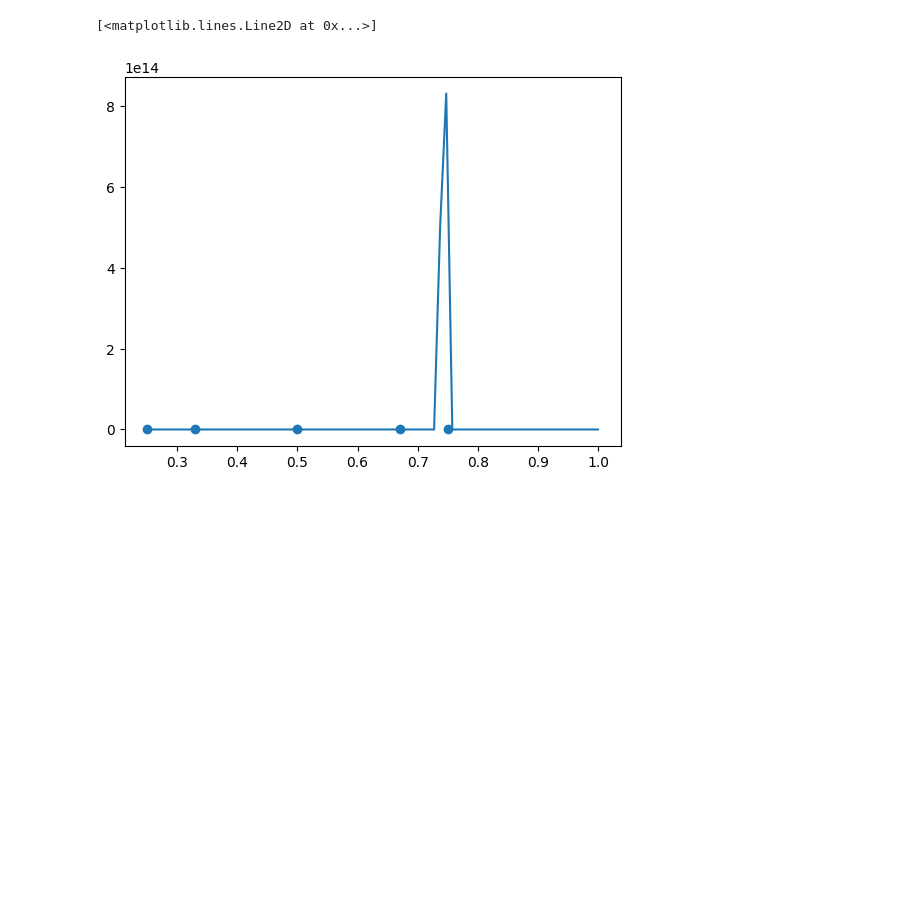
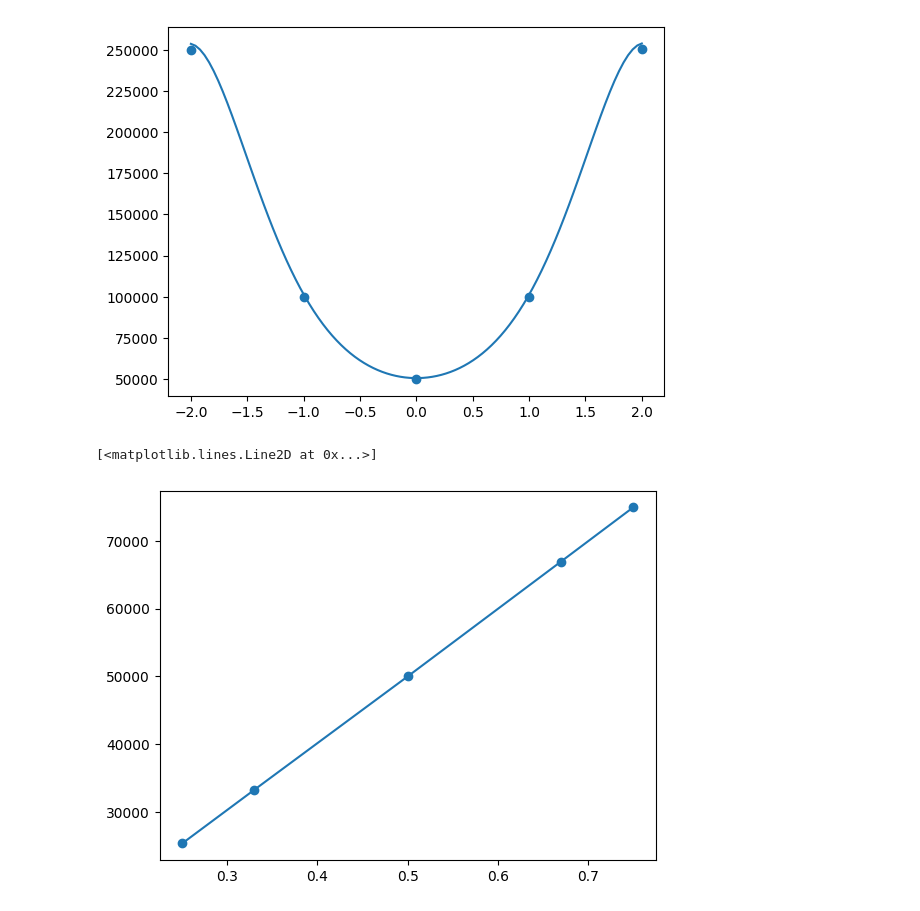
Before and after one commit to ojanik/FlowStorm, a Jupyter notebook: examples/discrete_norm_example.ipynb, the cells around one changed output. Cells and saved outputs as stored; diff of their text form; code cells hidden in the pictures; blank space fills up the shorter version.

```diff
--- a/examples/discrete_norm_example.ipynb
+++ b/examples/discrete_norm_example.ipynb
@@ -47,0 +59,4 @@ oba = jnp.array(off_baseline_ps)[:,None]
+# %%
+alphas = [[p,baseline_mu] for p in off_baseline_ps]
+alphas += [[baseline_p,mu] for mu in off_baseline_mus]
+alphas
@@ -76,8 +211,23 @@ yld = YieldModel_Poly(oba,yields,degree=50)
 # %%
-plt.scatter(off_baseline_ps,yields)
-xx = jnp.linspace(0,1,100)
-yy = jnp.array([yld.ratio([[.5]],[[x]]) for x in xx] )* len(baseline_data)
+yld = YieldModel_Poly(alphas,yields,degree=4)
+# yld = YieldModel_RBF(alphas,yields)
+#plt.scatter(off_baseline_ps,yields)
+
+xx = jnp.linspace(onp.min(off_baseline_mus),onp.max(off_baseline_mus),100)
+yy = jnp.array([yld.ratio([[.5,0.]],[[0.5,x]]) for x in xx] )* len(baseline_data)
 plt.plot(xx,yy)
+xx = off_baseline_mus
+yy = yields[5:]
+plt.scatter(xx,yy)
+plt.show()
+#plt.scatter(off_baseline_ps,yields)
+xx = jnp.linspace(onp.min(off_baseline_ps),onp.max(off_baseline_ps),100)
+yy = jnp.array([yld.ratio([[.5,0.]],[[x,0.]]) for x in xx] )* len(baseline_data)
+xx = off_baseline_ps
+yy = yields[:5]
+plt.scatter(xx,yy)
+plt.plot(xx,yy)
 # %% [output]
+[figure, new version]
 [<matplotlib.lines.Line2D at 0x...>]
-[figure, old version]
+[figure, added]
```
Also changed, not shown: parts of 28 cells of this notebook, 6 other files.
